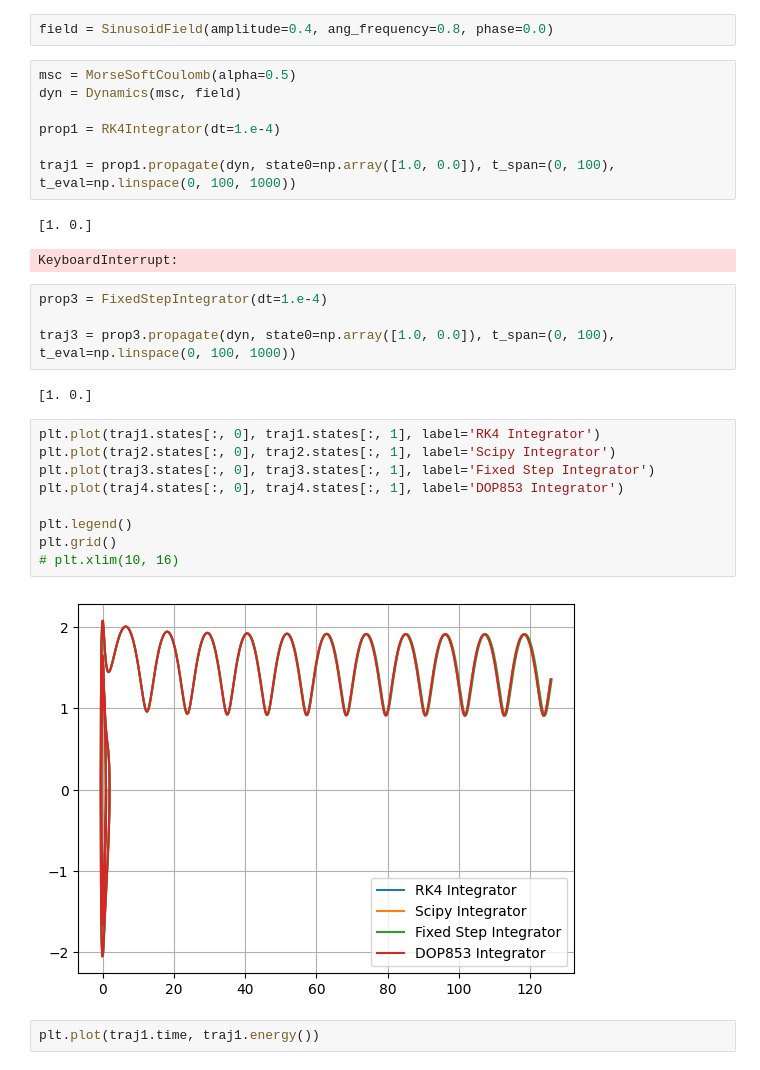
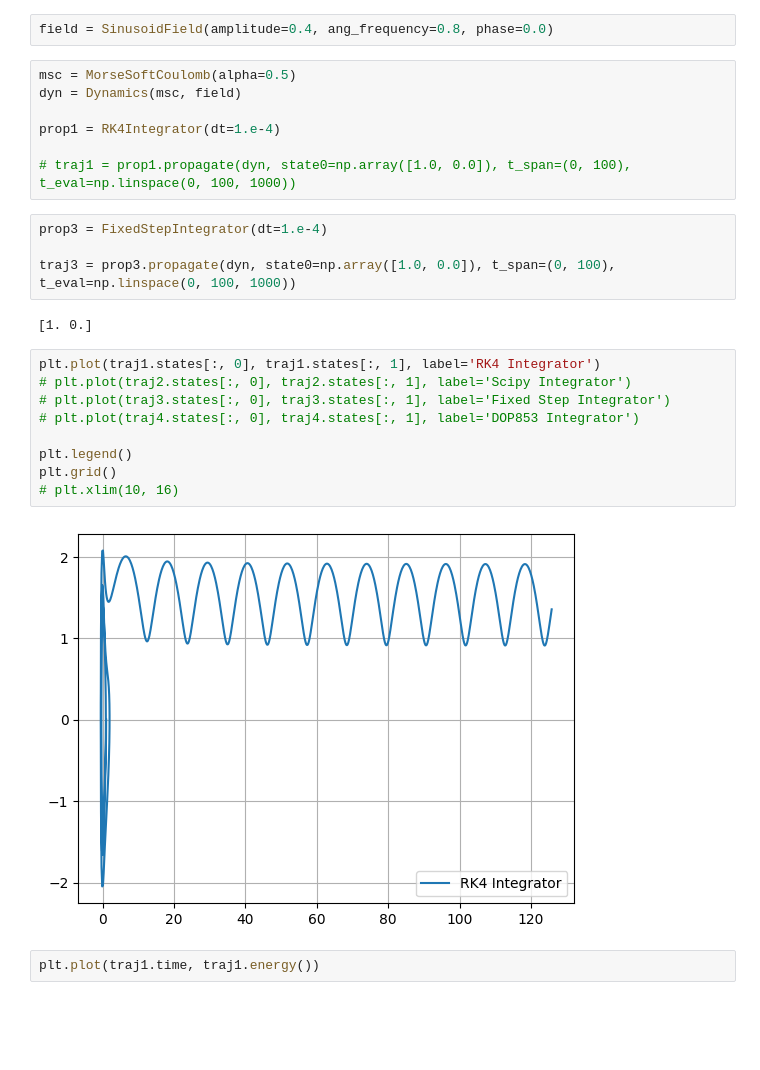
Before and after one commit to Gabriel-Amici/MorseCoulomb, a Jupyter notebook: notebooks/development/class_dev.ipynb, the cells around one changed output. Saved outputs shown, nothing was run; the diff lists cells and outputs as text; blank space fills up the shorter version.

```diff
--- a/notebooks/development/class_dev.ipynb
+++ b/notebooks/development/class_dev.ipynb
@@ -366,10 +785,7 @@ dyn = Dynamics(msc, field)
 
 prop1 = RK4Integrator(dt=1.e-4)
 
-traj1 = prop1.propagate(dyn, state0=np.array([1.0, 0.0]), t_span=(0, 100), t_eval=np.linspace(0, 100, 1000))
+# traj1 = prop1.propagate(dyn, state0=np.array([1.0, 0.0]), t_span=(0, 100), t_eval=np.linspace(0, 100, 1000))
-# %% [output]
-[1. 0.]
-KeyboardInterrupt:
 # %%
 prop3 = FixedStepIntegrator(dt=1.e-4)
 
@@ -378,15 +794,15 @@ traj3 = prop3.propagate(dyn, state0=np.array([1.0, 0.0]), t_span=(0, 100), t_eva
 [1. 0.]
 # %%
 plt.plot(traj1.states[:, 0], traj1.states[:, 1], label='RK4 Integrator')
-plt.plot(traj2.states[:, 0], traj2.states[:, 1], label='Scipy Integrator')
-plt.plot(traj3.states[:, 0], traj3.states[:, 1], label='Fixed Step Integrator')
-plt.plot(traj4.states[:, 0], traj4.states[:, 1], label='DOP853 Integrator')
+# plt.plot(traj2.states[:, 0], traj2.states[:, 1], label='Scipy Integrator')
+# plt.plot(traj3.states[:, 0], traj3.states[:, 1], label='Fixed Step Integrator')
+# plt.plot(traj4.states[:, 0], traj4.states[:, 1], label='DOP853 Integrator')
 
 plt.legend()
 plt.grid()
 # plt.xlim(10, 16)
 # %% [output]
-[figure, old version]
+[figure, new version]
 # %%
 plt.plot(traj1.time, traj1.energy())
 # %% [output]
```
Also changed, not shown: parts of 20 cells of this notebook, 9 other files.
